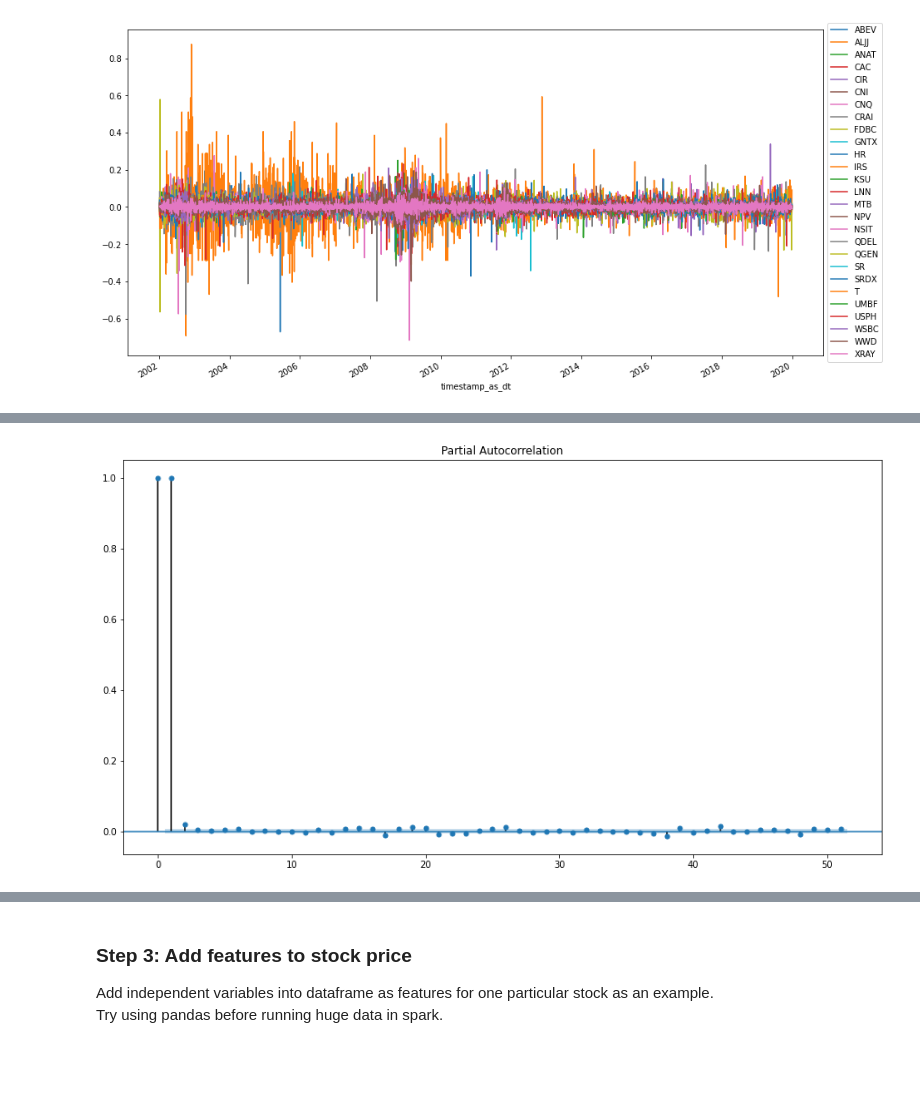
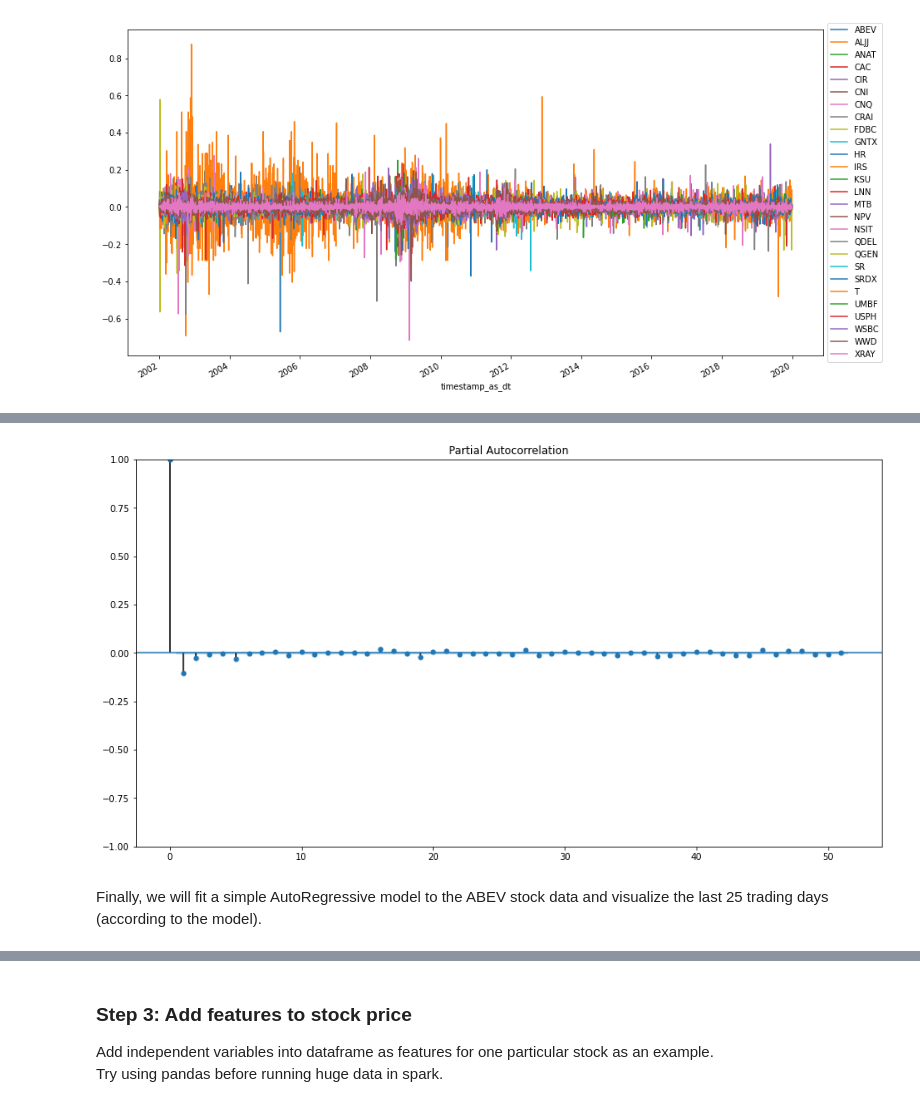
Before and after one commit to stevegbrooks/big-portfolio-learner, a Jupyter notebook: big_portfolio_learner.ipynb, the cells around one changed output, grey strips where cells are left out. Cells and saved outputs as stored; diff of their text form; code cells hidden in the pictures; blank space fills up the shorter version.

```diff
--- a/big_portfolio_learner.ipynb
+++ b/big_portfolio_learner.ipynb
@@ -210,9 +213,0 @@ First we will log-transform the adjusted close price so that the variance can be
-# %%
-combined_data['adjusted_close_log'] = np.log(combined_data['adjusted_close'])
-
-fig, ax = plt.subplots()
-
-for key, data in combined_data.groupby('symbol'):
-  data.plot( x='timestamp_as_dt', y='adjusted_close_log', ax=ax, label=key)
-
-plt.legend(loc='center left', bbox_to_anchor=(1, 0.5))
@@ -226,9 +213,0 @@ Hopefully this will result in a stationary series.
-# %%
-combined_data['adjusted_close_log_diff'] = combined_data['adjusted_close_log'].diff()
-
-fig, ax = plt.subplots()
-
-for key, data in combined_data.groupby('symbol'):
-  data.plot( x='timestamp_as_dt', y='adjusted_close_log_diff', ax=ax, label=key)
-
-plt.legend(loc='center left', bbox_to_anchor=(1, 0.5))
@@ -245,4 +214,6 @@ The ACF plot on the untransformed data looks like its telling us that this is a
-# %%
-plot_pacf(combined_data['adjusted_close']);
-# %% [output]
-[figure, removed]
+# %%
+_ = plot_pacf(combined_data['adjusted_close_log_diff'])
+# %% [output]
+[figure, added]
+# %% [markdown]
+Finally, we will fit a simple AutoRegressive model to the ABEV stock data and visualize the last 25 trading days (according to the model).
```
Also changed, not shown: parts of 17 cells of this notebook.
